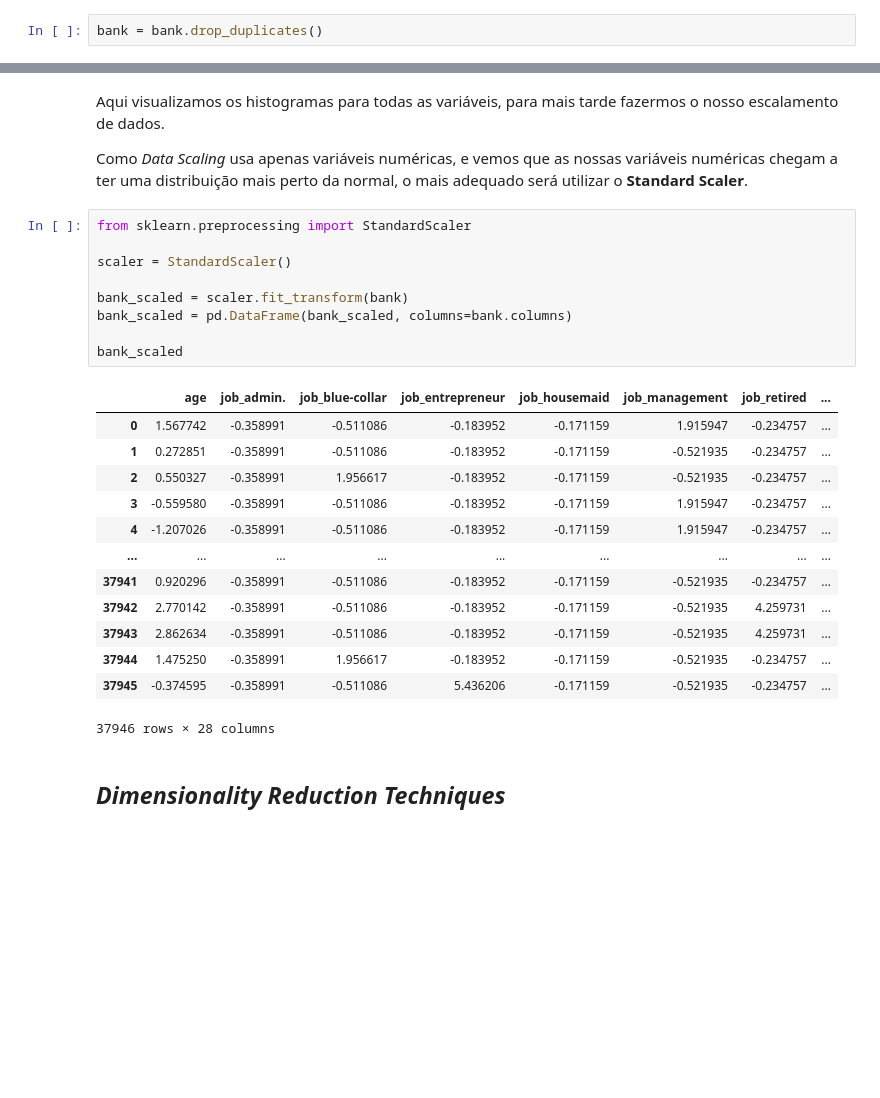
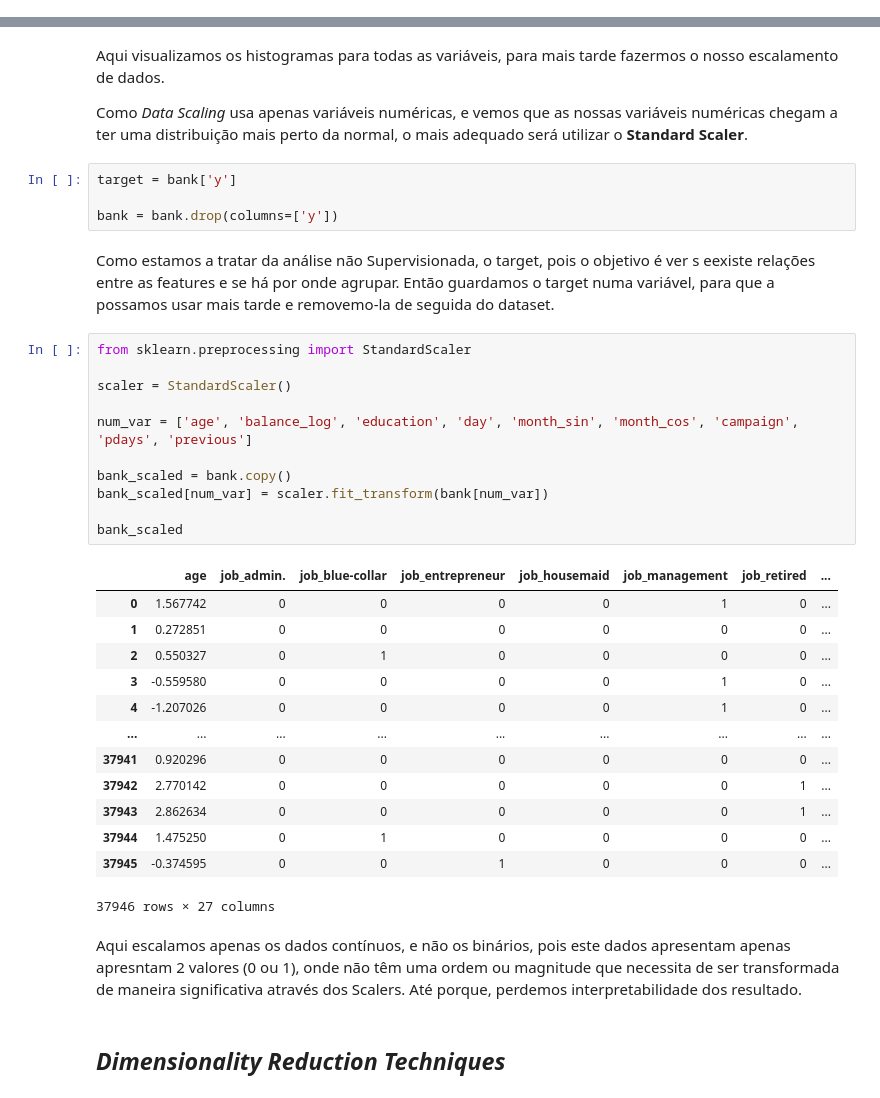
Before and after one commit to DiogoR23/ML_ADS, a Jupyter notebook: ML Project/ML_Analysis.ipynb, the cells around one changed output, grey strips where cells are left out. Saved outputs shown, nothing was run; the diff lists cells and outputs as text; blank space fills up the shorter version.

```diff
--- a/ML Project/ML_Analysis.ipynb
+++ b/ML Project/ML_Analysis.ipynb
@@ -108,2 +105,0 @@ Aqui reparamos que temos 17 linhas duplicadas, como são bastante poucas linhas,
-# %%
-bank = bank.drop_duplicates()
@@ -1215,29 +1200,39 @@ plt.show()
 Aqui visualizamos os histogramas para todas as variáveis, para mais tarde fazermos o nosso escalamento de dados.
 
 Como *Data Scaling* usa apenas variáveis numéricas, e vemos que as nossas variáveis numéricas chegam a ter uma distribuição mais perto da normal, o mais adequado será utilizar o **Standard Scaler**.
+# %%
+target = bank['y']
+
+bank = bank.drop(columns=['y'])
+# %% [markdown]
+Como estamos a tratar da análise não Supervisionada, o target, pois o objetivo é ver s eexiste relações entre as features e se há por onde agrupar. Então guardamos o target numa variável, para que a possamos usar mais tarde e removemo-la de seguida do dataset.
 # %%
 from sklearn.preprocessing import StandardScaler
 
 scaler = StandardScaler()
 
-bank_scaled = scaler.fit_transform(bank)
-bank_scaled = pd.DataFrame(bank_scaled, columns=bank.columns)
+num_var = ['age', 'balance_log', 'education', 'day', 'month_sin', 'month_cos', 'campaign', 'pdays', 'previous']
+
+bank_scaled = bank.copy()
+bank_scaled[num_var] = scaler.fit_transform(bank[num_var])
 
 bank_scaled
 # %% [output]
 |  | age | job_admin. | job_blue-collar | job_entrepreneur | job_housemaid | job_management | job_retired | ... |
-| 0 | 1.567742 | -0.358991 | -0.511086 | -0.183952 | -0.171159 | 1.915947 | -0.234757 | ... |
-| 1 | 0.272851 | -0.358991 | -0.511086 | -0.183952 | -0.171159 | -0.521935 | -0.234757 | ... |
-| 2 | 0.550327 | -0.358991 | 1.956617 | -0.183952 | -0.171159 | -0.521935 | -0.234757 | ... |
-| 3 | -0.559580 | -0.358991 | -0.511086 | -0.183952 | -0.171159 | 1.915947 | -0.234757 | ... |
-| 4 | -1.207026 | -0.358991 | -0.511086 | -0.183952 | -0.171159 | 1.915947 | -0.234757 | ... |
+| 0 | 1.567742 | 0 | 0 | 0 | 0 | 1 | 0 | ... |
+| 1 | 0.272851 | 0 | 0 | 0 | 0 | 0 | 0 | ... |
+| 2 | 0.550327 | 0 | 1 | 0 | 0 | 0 | 0 | ... |
+| 3 | -0.559580 | 0 | 0 | 0 | 0 | 1 | 0 | ... |
+| 4 | -1.207026 | 0 | 0 | 0 | 0 | 1 | 0 | ... |
 | ... | ... | ... | ... | ... | ... | ... | ... | ... |
-| 37941 | 0.920296 | -0.358991 | -0.511086 | -0.183952 | -0.171159 | -0.521935 | -0.234757 | ... |
-| 37942 | 2.770142 | -0.358991 | -0.511086 | -0.183952 | -0.171159 | -0.521935 | 4.259731 | ... |
-| 37943 | 2.862634 | -0.358991 | -0.511086 | -0.183952 | -0.171159 | -0.521935 | 4.259731 | ... |
-| 37944 | 1.475250 | -0.358991 | 1.956617 | -0.183952 | -0.171159 | -0.521935 | -0.234757 | ... |
-| 37945 | -0.374595 | -0.358991 | -0.511086 | 5.436206 | -0.171159 | -0.521935 | -0.234757 | ... |
+| 37941 | 0.920296 | 0 | 0 | 0 | 0 | 0 | 0 | ... |
+| 37942 | 2.770142 | 0 | 0 | 0 | 0 | 0 | 1 | ... |
+| 37943 | 2.862634 | 0 | 0 | 0 | 0 | 0 | 1 | ... |
+| 37944 | 1.475250 | 0 | 1 | 0 | 0 | 0 | 0 | ... |
+| 37945 | -0.374595 | 0 | 0 | 1 | 0 | 0 | 0 | ... |
-37946 rows × 28 columns
+37946 rows × 27 columns
+# %% [markdown]
+Aqui escalamos apenas os dados contínuos, e não os binários, pois este dados apresentam apenas apresntam 2 valores (0 ou 1), onde não têm uma ordem ou magnitude que necessita de ser transformada de maneira significativa através dos Scalers. Até porque, perdemos interpretabilidade dos resultado.
 # %% [markdown]
 ## *Dimensionality Reduction Techniques*
 # %% [markdown]
```
Also changed, not shown: parts of 18 cells of this notebook.
